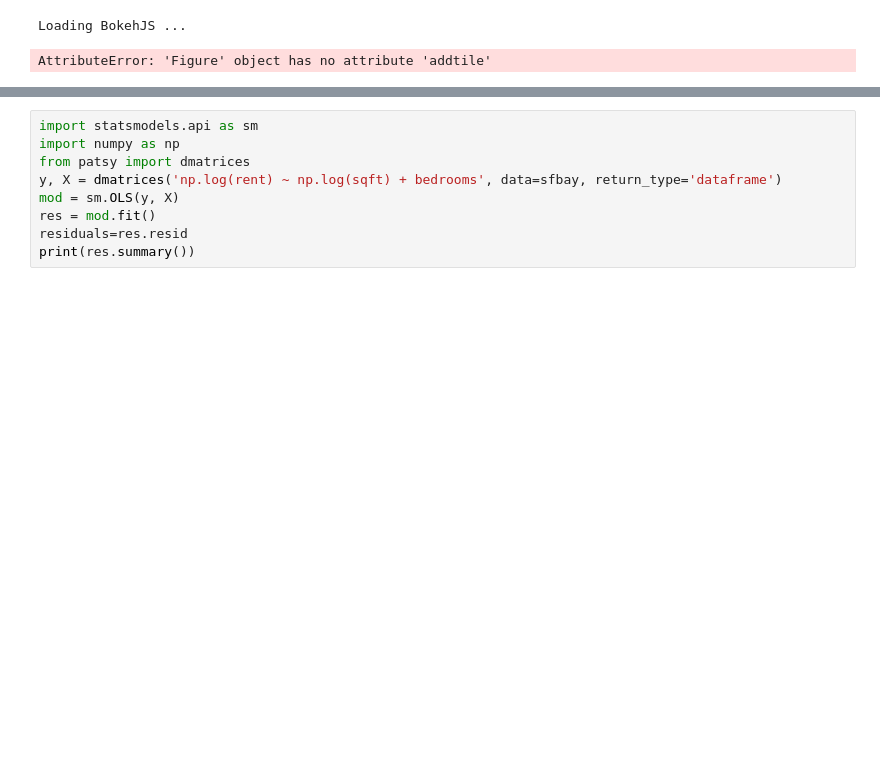
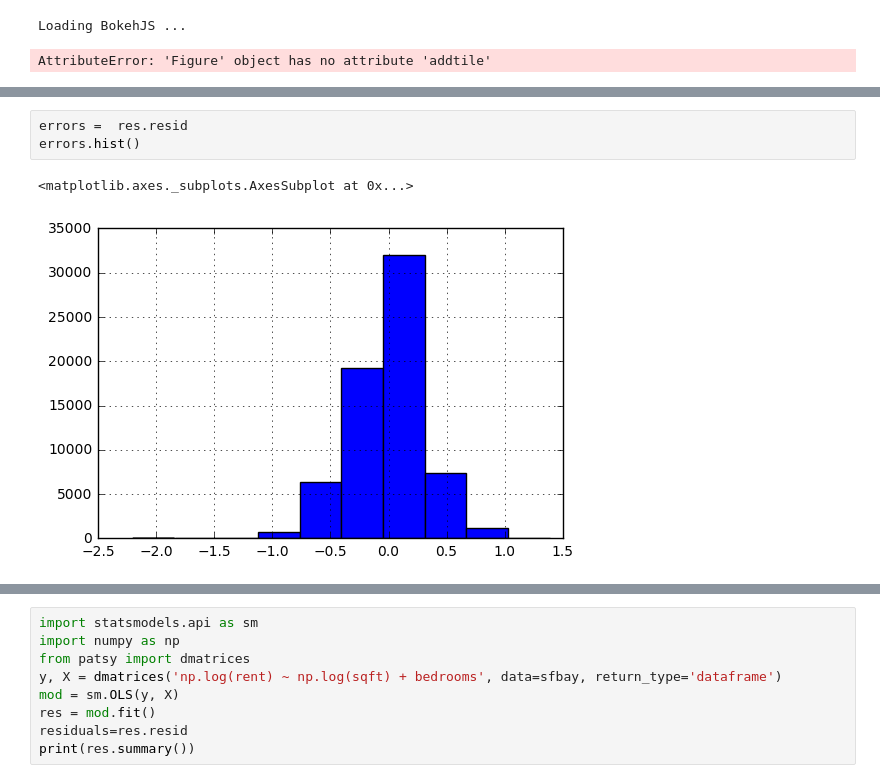
Before and after one commit to ual/rental-listings, a Jupyter notebook: new_rents.ipynb, the cells around one changed output, grey strips where cells are left out. Saved outputs shown, nothing was run; the diff lists cells and outputs as text; blank space fills up the shorter version.

```diff
--- a/new_rents.ipynb
+++ b/new_rents.ipynb
@@ -237,3 +237,9 @@ Covariance Type:            nonrobust
 
 Warnings:
 [1] Standard Errors assume that the covariance matrix of the errors is correctly specified.
+# %%
+errors =  res.resid
+errors.hist()
+# %% [output]
+<matplotlib.axes._subplots.AxesSubplot at 0x...>
+[figure, added]
```
Also changed, not shown: parts of 10 cells of this notebook.
